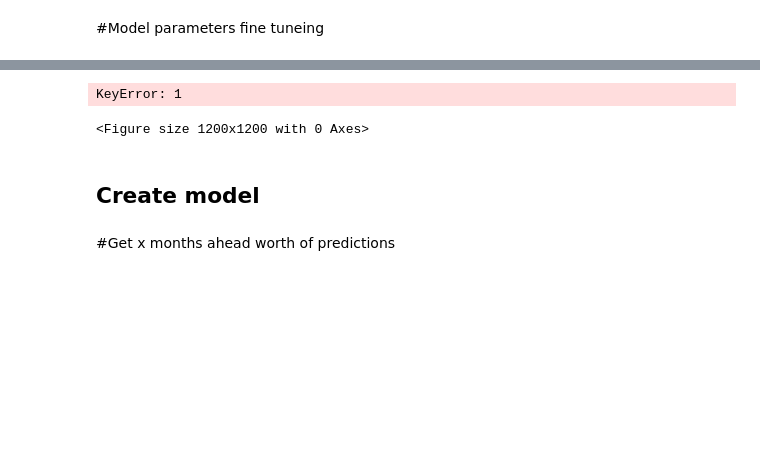
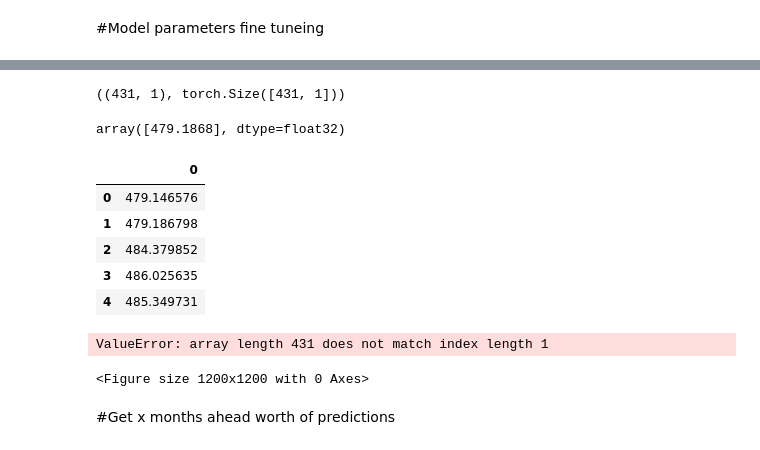
Before and after one commit to suhaodatascichem/Soybean-Meal-price, a Jupyter notebook: Soybean meal.ipynb, the cells around one changed output, grey strips where cells are left out. Saved outputs shown, nothing was run; the diff lists cells and outputs as text; code cells hidden in the pictures; blank space fills up the shorter version.

```diff
--- a/Soybean meal.ipynb
+++ b/Soybean meal.ipynb
@@ -35,2 +26,6 @@ df_raw = pd.read_csv(files)
+# %%
+# import from github
+url = 'https://raw.githubusercontent.com/suhaodatascichem/Soybean-Meal-price/refs/heads/main/US%20Soybean%20Meal%20Futures%20Historical%20Data-daily.csv'
+df_raw = pd.read_csv(url)
 # %%
 startdate = df_raw['Date'].min()
@@ -290,7 +347,8 @@ print("\nRow with the smallest Test Score: ", test_min_row)
 # %%
+#from the above result, choose below parameters as the best
 input_dim = 1
 hidden_dim = 75
-num_layers = 5
+num_layers = 4
 output_dim = 1
 num_epochs = 400
 dropout_rate = 0.3
@@ -298,6 +356,8 @@ model, cr, optimizer = build_lstm_model(input_dim, hidden_dim, num_layers, outpu
 y_train_pred, y_test_pred = train_model(model, cr, optimizer, x_train_torch, y_train_torch, x_test_torch, y_test_torch, num_epochs)
 # %%
 y_train.shape, y_train_pred.shape
+# %% [output]
+((431, 1), torch.Size([431, 1]))
 # %%
 #reverse normalization
 y_train = scaler.inverse_transform(y_train)
@@ -306,12 +366,21 @@ y_test = scaler.inverse_transform(y_test)
 y_test_pred = scaler.inverse_transform(y_test_pred.cpu().detach().numpy())
 # %%
 y_test_pred[1]
+# %% [output]
+array([479.1868], dtype=float32)
 # %%
 original_train = pd.DataFrame(y_train)
 predict_test = pd.DataFrame(y_test_pred)
 original_test = pd.DataFrame(y_test)
 # %%
-original_train.head()
+predict_test.head()
+# %% [output]
+|  | 0 |
+| 0 | 479.146576 |
+| 1 | 479.186798 |
+| 2 | 484.379852 |
+| 3 | 486.025635 |
+| 4 | 485.349731 |
 # %%
 import seaborn as sns
 sns.set_style("darkgrid")
@@ -338,7 +407,5 @@ ax.set_xticklabels('', size=10)
 #fig.set_figheight(6)
 #fig.set_figwidth(16)
 # %% [output]
-KeyError: 1
+ValueError: array length 431 does not match index length 1
 <Figure size 1200x1200 with 0 Axes>
-# %% [markdown]
-## Create model
```
Also changed, not shown: parts of 14 cells of this notebook.
